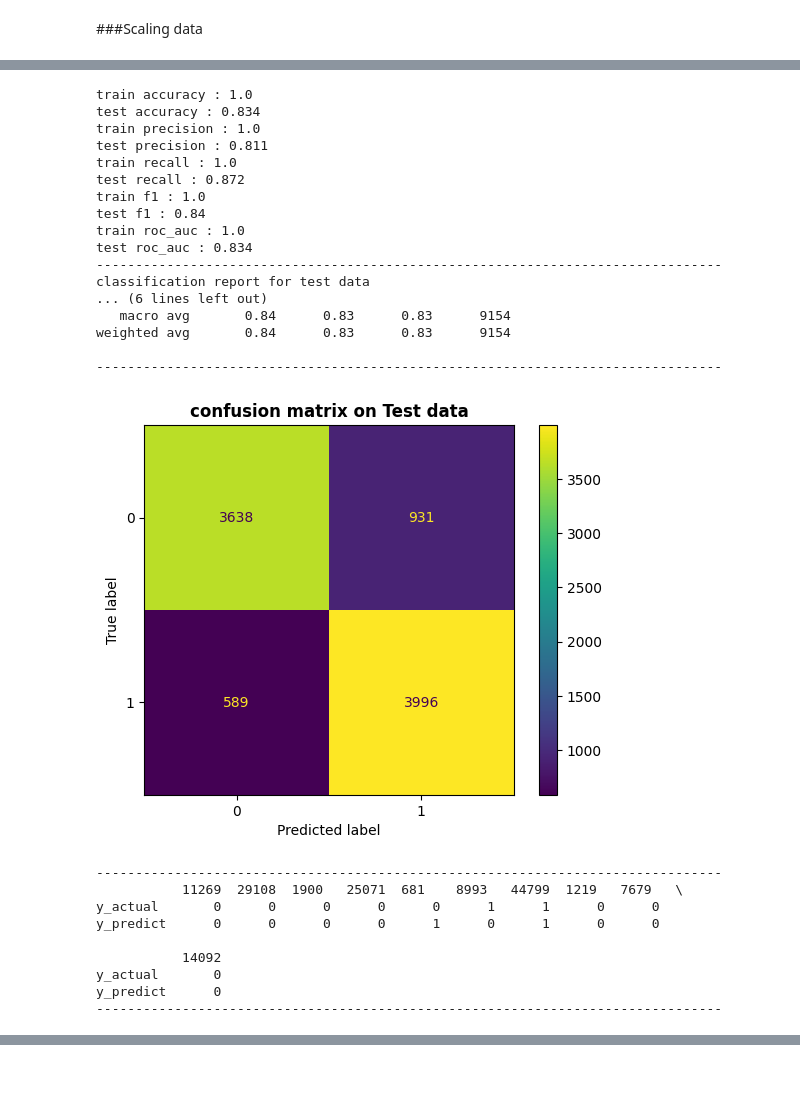
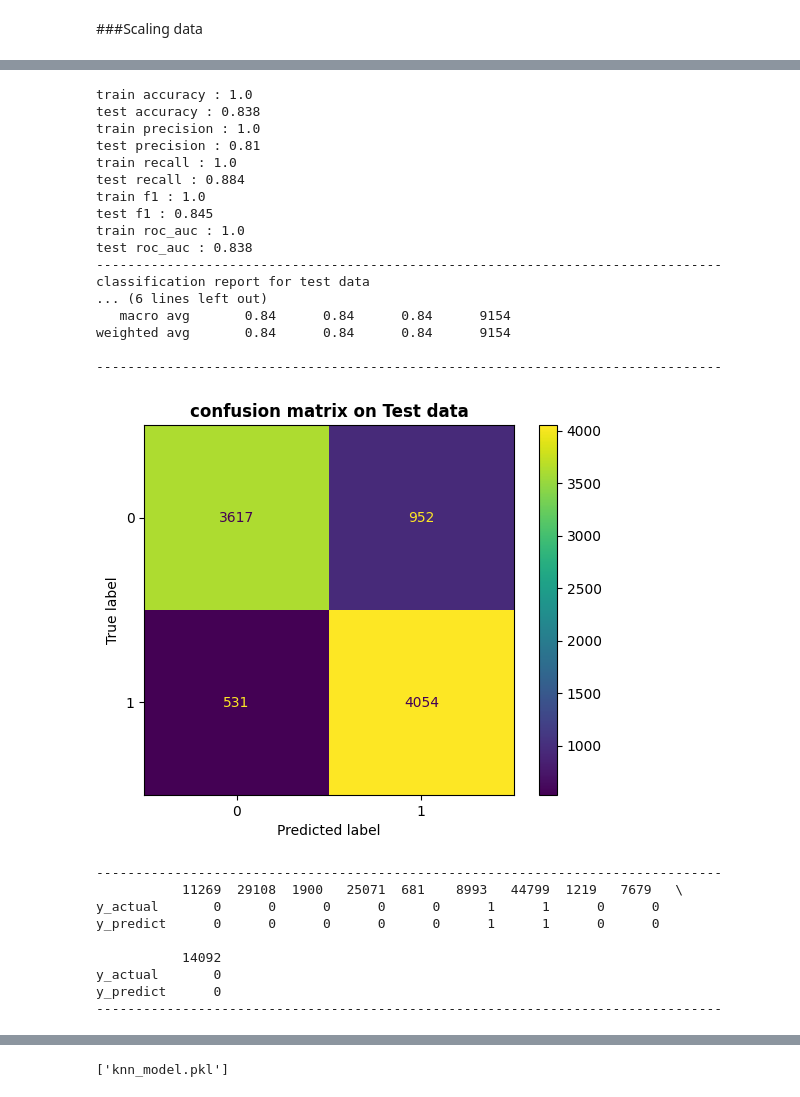
Before and after one commit to chaudhary-raj/Credit_card_defaulter_check, a Jupyter notebook: KNN_model_for_credit_card.ipynb, the cells around one changed output, grey strips where cells are left out. Saved outputs shown, nothing was run; the diff lists cells and outputs as text; code cells hidden in the pictures.

```diff
--- a/KNN_model_for_credit_card.ipynb
+++ b/KNN_model_for_credit_card.ipynb
@@ -388,7 +390,7 @@ def correlation(dataset, threshold):
                 col_corr.add(colname)
     return col_corr
 # %%
-df_feature.drop(['Avg_bill','Avg_pay_amount','BILL_AMT2','BILL_AMT3','BILL_AMT4','BILL_AMT5','BILL_AMT6','Sum_all_bill'], axis=1, inplace=True)
+df_feature.drop(['Avg_bill','Avg_pay_amount','Sum_all_bill'], axis=1, inplace=True)
 # %%
 plt.figure(figsize=(15,5))
 sns.heatmap(df_feature.corr(), annot=True)
@@ -563,28 +575,29 @@ plt.show()
 # %%
-predict(KNeighborsClassifier(n_neighbors=1), 'KNN')
+model = KNeighborsClassifier(n_neighbors=1)
+predict(model, 'KNN')
 # %% [output]
 train accuracy : 1.0
-test accuracy : 0.834
+test accuracy : 0.838
 train precision : 1.0
-test precision : 0.811
+test precision : 0.81
 train recall : 1.0
-test recall : 0.872
+test recall : 0.884
 train f1 : 1.0
-test f1 : 0.84
+test f1 : 0.845
 train roc_auc : 1.0
-test roc_auc : 0.834
+test roc_auc : 0.838
 --------------------------------------------------------------------------------
 classification report for test data
 ... (6 lines left out)
-   macro avg       0.84      0.83      0.83      9154
-weighted avg       0.84      0.83      0.83      9154
+   macro avg       0.84      0.84      0.84      9154
+weighted avg       0.84      0.84      0.84      9154
 
 --------------------------------------------------------------------------------
-[figure, old version]
+[figure, new version]
 --------------------------------------------------------------------------------
            11269  29108  1900   25071  681    8993   44799  1219   7679   \
 y_actual       0      0      0      0      0      1      1      0      0
-y_predict      0      0      0      0      1      0      1      0      0
+y_predict      0      0      0      0      0      1      1      0      0
 
            14092
 y_actual       0
@@ -594,3 +613,10 @@ y_predict      0
+# %%
+import joblib
+
+# Save
+joblib.dump(model, 'knn_model.pkl')
+# %% [output]
+['knn_model.pkl']
 # %%
 
 model_result = pd.DataFrame(model_result)
```
Also changed, not shown: parts of 11 cells of this notebook.
